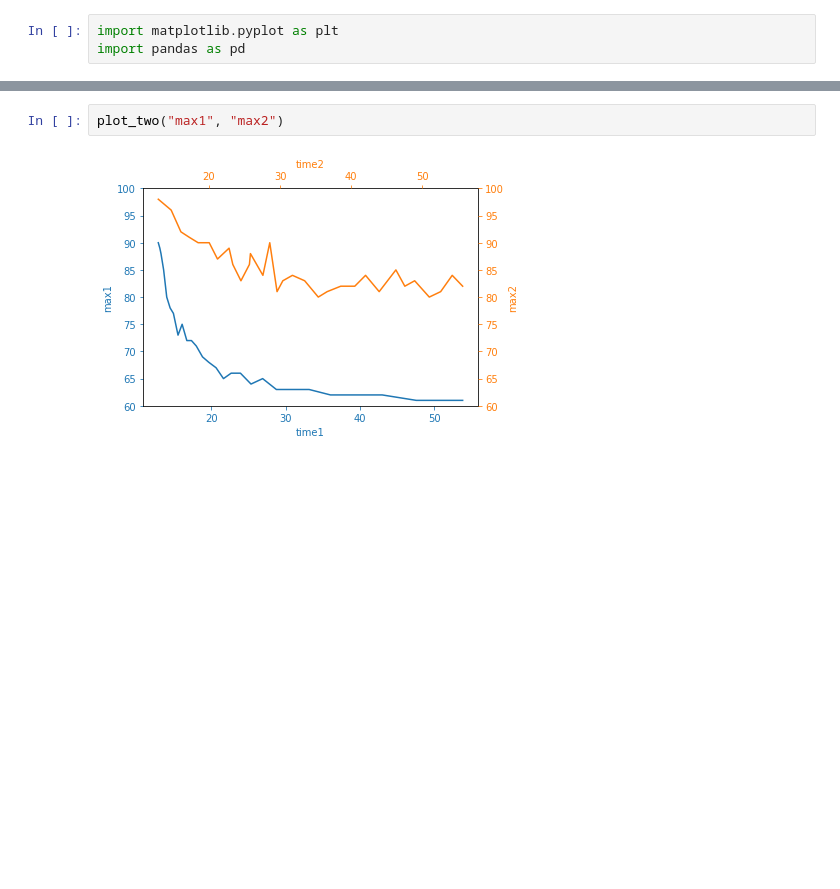
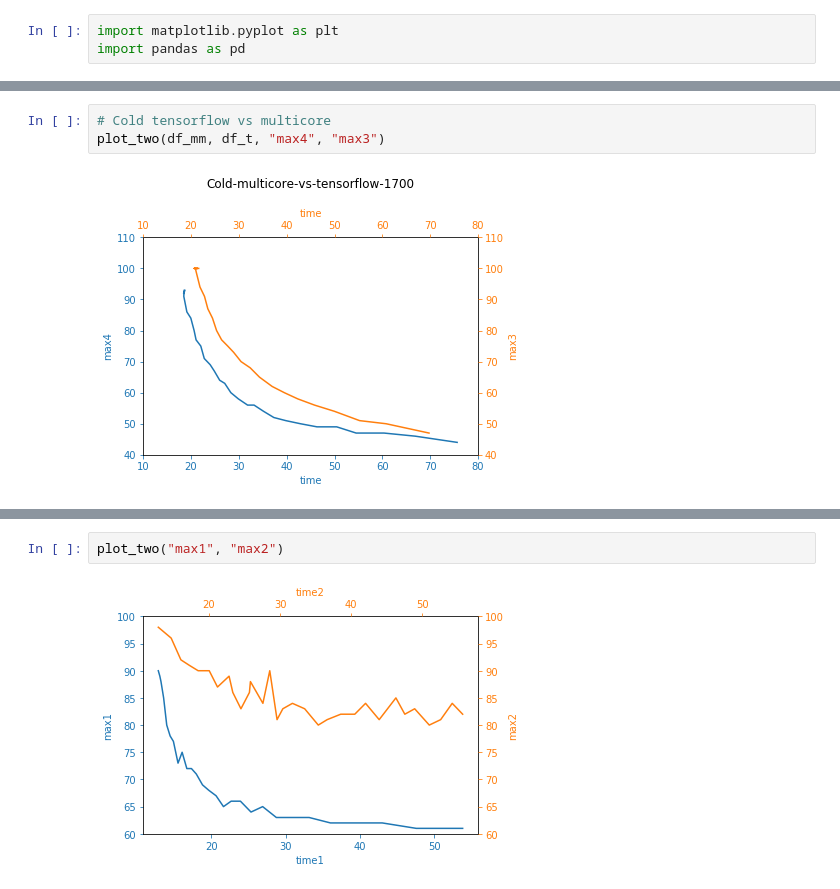
Before and after one commit to Heronalps/Sparta, a Jupyter notebook: micro-benchmarks/python/time-vs-max-plot.ipynb, the cells around one changed output, grey strips where cells are left out. Saved outputs shown, nothing was run; the diff lists cells and outputs as text; blank space fills up the shorter version.

```diff
--- a/micro-benchmarks/python/time-vs-max-plot.ipynb
+++ b/micro-benchmarks/python/time-vs-max-plot.ipynb
@@ -72,2 +76,7 @@ def plot_two(header1, header2):
 
     plt.show()
+# %%
+# Cold tensorflow vs multicore
+plot_two(df_mm, df_t, "max4", "max3")
+# %% [output]
+[figure, added]
```
Also changed, not shown: parts of 12 cells of this notebook, 1 other file.
